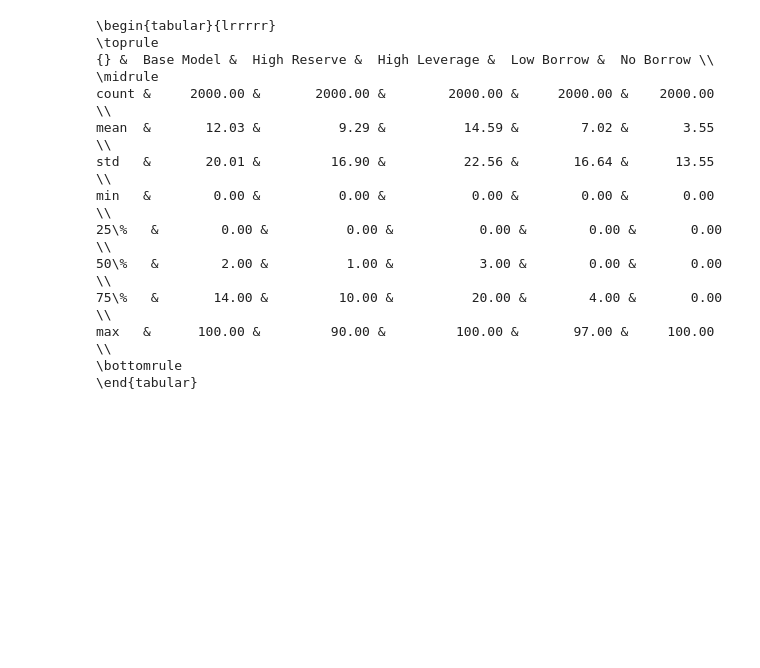
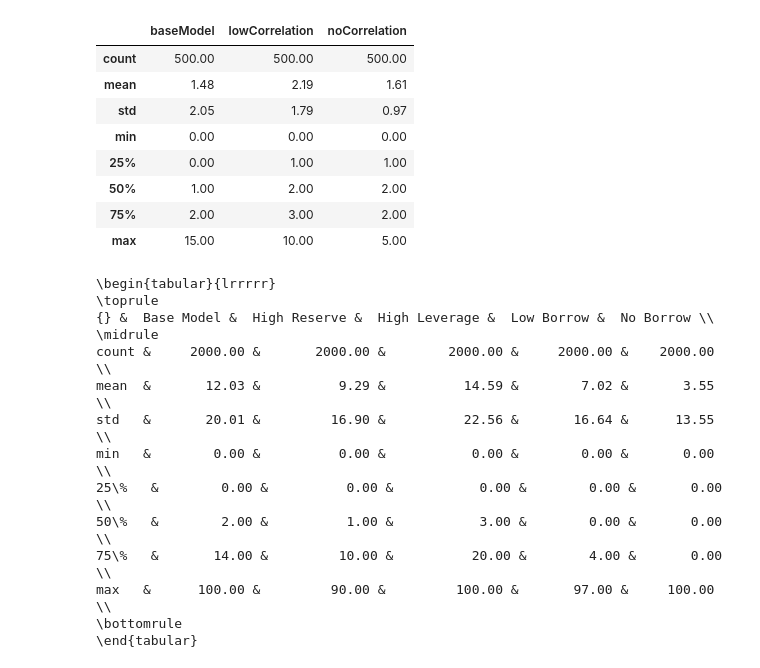
Before and after one commit to dongxulee/balanceSheet, a Jupyter notebook: bankingSystemSystematicRisk.ipynb, the cells around one changed output. Cells and saved outputs as stored; diff of their text form; code cells hidden in the pictures; blank space fills up the shorter version.

```diff
--- a/bankingSystemSystematicRisk.ipynb
+++ b/bankingSystemSystematicRisk.ipynb
@@ -20,10 +18,23 @@ Populating the interactive namespace from numpy and matplotlib
 # %%
 import numpy as np
 import pandas as pd
-label = ["baseModel", "highReserve", "highLeverage","lowBorrow", "noBorrow","lowCorrelation", "noCorrelation","301", "302",]
+#label = ["baseModel", "highReserve", "highLeverage","lowBorrow", "noBorrow","lowCorrelation", "noCorrelation","301", "302",]
+label = ["baseModel","lowCorrelation", "noCorrelation"]
 
-defaultCollection = np.concatenate([np.load("defaultSimulation/defaultCollection_" + l + ".npy") for l in label],axis=0)
-defaultBanks = np.concatenate([np.load("defaultSimulation/defaultBanks_" + l + ".npy") for l in label],axis=0)
+defaultCollection = np.concatenate([np.load("defaultSimulation1/defaultCollection_" + l + ".npy") for l in label],axis=0)
+defaultBanks = np.concatenate([np.load("defaultSimulation1/defaultBanks_" + l + ".npy") for l in label],axis=0)
+# %%
+pd.DataFrame(columns=label, data = defaultCollection.T).describe().round(2)
+# %% [output]
+|  | baseModel | lowCorrelation | noCorrelation |
+| count | 500.00 | 500.00 | 500.00 |
+| mean | 1.48 | 2.19 | 1.61 |
+| std | 2.05 | 1.79 | 0.97 |
+| min | 0.00 | 0.00 | 0.00 |
+| 25% | 0.00 | 1.00 | 1.00 |
+| 50% | 1.00 | 2.00 | 2.00 |
+| 75% | 2.00 | 3.00 | 2.00 |
+| max | 15.00 | 10.00 | 5.00 |
 # %%
 summaryDF = pd.DataFrame(columns=label, data = defaultCollection.T).describe().round(2)
 PrintLabel = ["Base Model", "High Reserve", "High Leverage","Low Borrow", "No Borrow","Low Correlation", "No Correlation","2 Shock", "1 Shock"]
```
Also changed, not shown: parts of 3 cells of this notebook, 20 other files.
